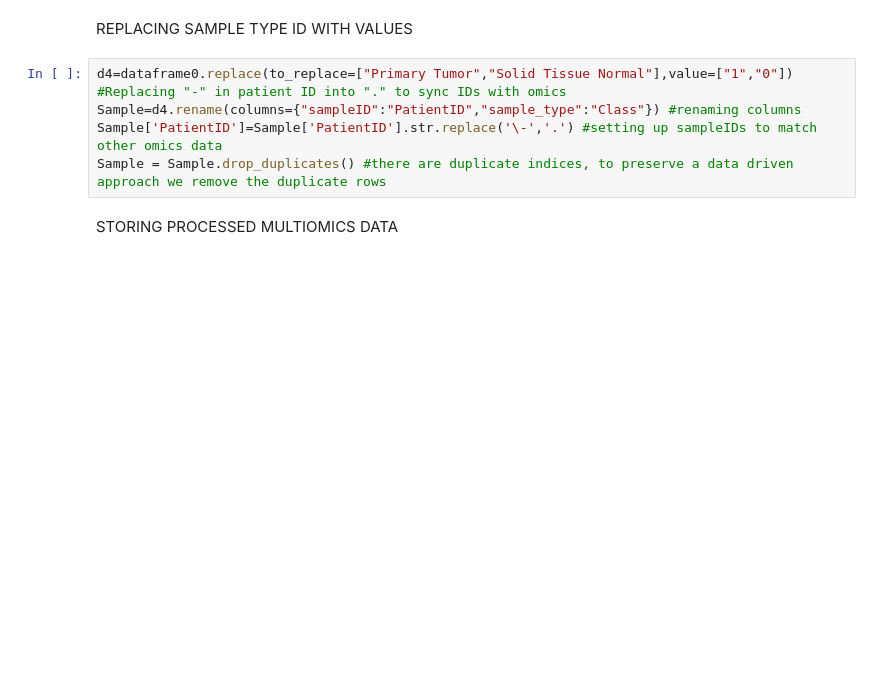
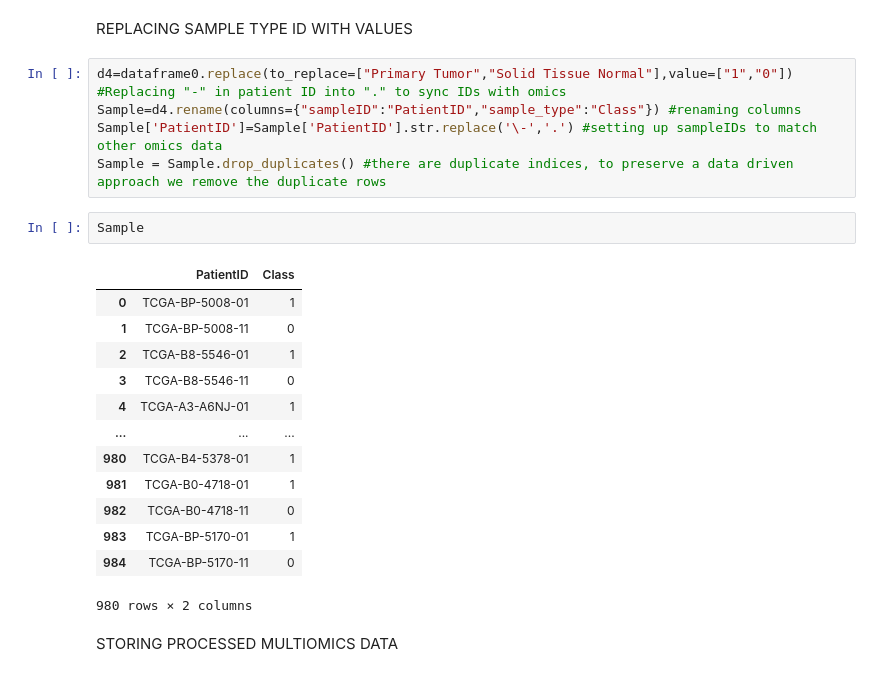
Before and after one commit to AdiBhatnagarPurdue/Quantum-Machine-Learning-Methods-applied-to-Accelerate-Multiomic-based-Cancer-subtyping, a Jupyter notebook: kidney/DATA_PRE_PROCESSING.ipynb, the cells around one changed output. Cells and saved outputs as stored; diff of their text form; blank space fills up the shorter version.

```diff
--- a/kidney/DATA_PRE_PROCESSING.ipynb
+++ b/kidney/DATA_PRE_PROCESSING.ipynb
@@ -123,6 +123,22 @@ d4=dataframe0.replace(to_replace=["Primary Tumor","Solid Tissue Normal"],value=[
 Sample=d4.rename(columns={"sampleID":"PatientID","sample_type":"Class"}) #renaming columns
 Sample['PatientID']=Sample['PatientID'].str.replace('\-','.') #setting up sampleIDs to match other omics data
 Sample = Sample.drop_duplicates() #there are duplicate indices, to preserve a data driven approach we remove the duplicate rows
+# %%
+Sample
+# %% [output]
+|  | PatientID | Class |
+| 0 | TCGA-BP-5008-01 | 1 |
+| 1 | TCGA-BP-5008-11 | 0 |
+| 2 | TCGA-B8-5546-01 | 1 |
+| 3 | TCGA-B8-5546-11 | 0 |
+| 4 | TCGA-A3-A6NJ-01 | 1 |
+| ... | ... | ... |
+| 980 | TCGA-B4-5378-01 | 1 |
+| 981 | TCGA-B0-4718-01 | 1 |
+| 982 | TCGA-B0-4718-11 | 0 |
+| 983 | TCGA-BP-5170-01 | 1 |
+| 984 | TCGA-BP-5170-11 | 0 |
+980 rows × 2 columns
 # %% [markdown]
 STORING PROCESSED MULTIOMICS DATA
 # %%
```
Also changed, not shown: parts of 1 cell of this notebook, 43 other files.
